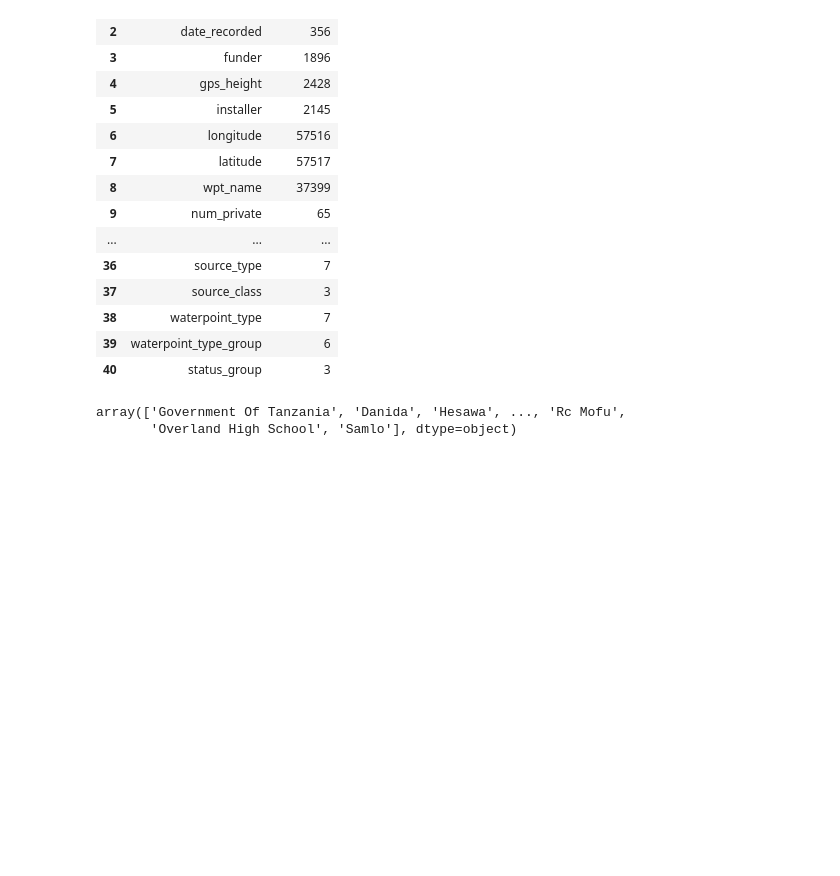
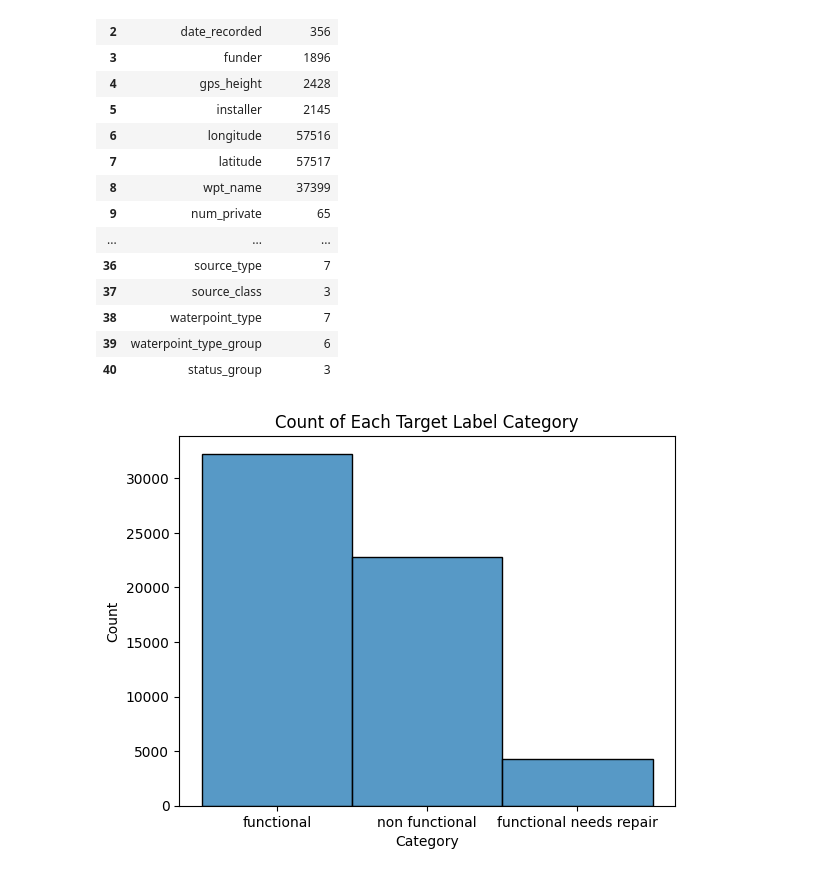
Before and after one commit to anair123/Detecting-Faulty-Water-Pumps-With-Machine-Learning, a Jupyter notebook: EDA.ipynb, the cells around one changed output. Saved outputs shown, nothing was run; the diff lists cells and outputs as text; code cells hidden in the pictures; blank space fills up the shorter version.

```diff
--- a/EDA.ipynb
+++ b/EDA.ipynb
@@ -87,9 +123,12 @@ n_values
 | 38 | waterpoint_type | 7 |
 | 39 | waterpoint_type_group | 6 |
 | 40 | status_group | 3 |
-# %%
-funder = pd.DataFrame(df['funder'].value_counts()).reset_index()
-funder['funder'].values
-# %% [output]
-array(['Government Of Tanzania', 'Danida', 'Hesawa', ..., 'Rc Mofu',
-       'Overland High School', 'Samlo'], dtype=object)
+# %%
+# plot count of each target label
+sns.histplot(df['status_group'])
+plt.title('Count of Each Target Label Category')
+plt.xlabel('Category')
+plt.ylabel('Count')
+plt.show()
+# %% [output]
+[figure, added]
```
Also changed, not shown: parts of 14 cells of this notebook.
